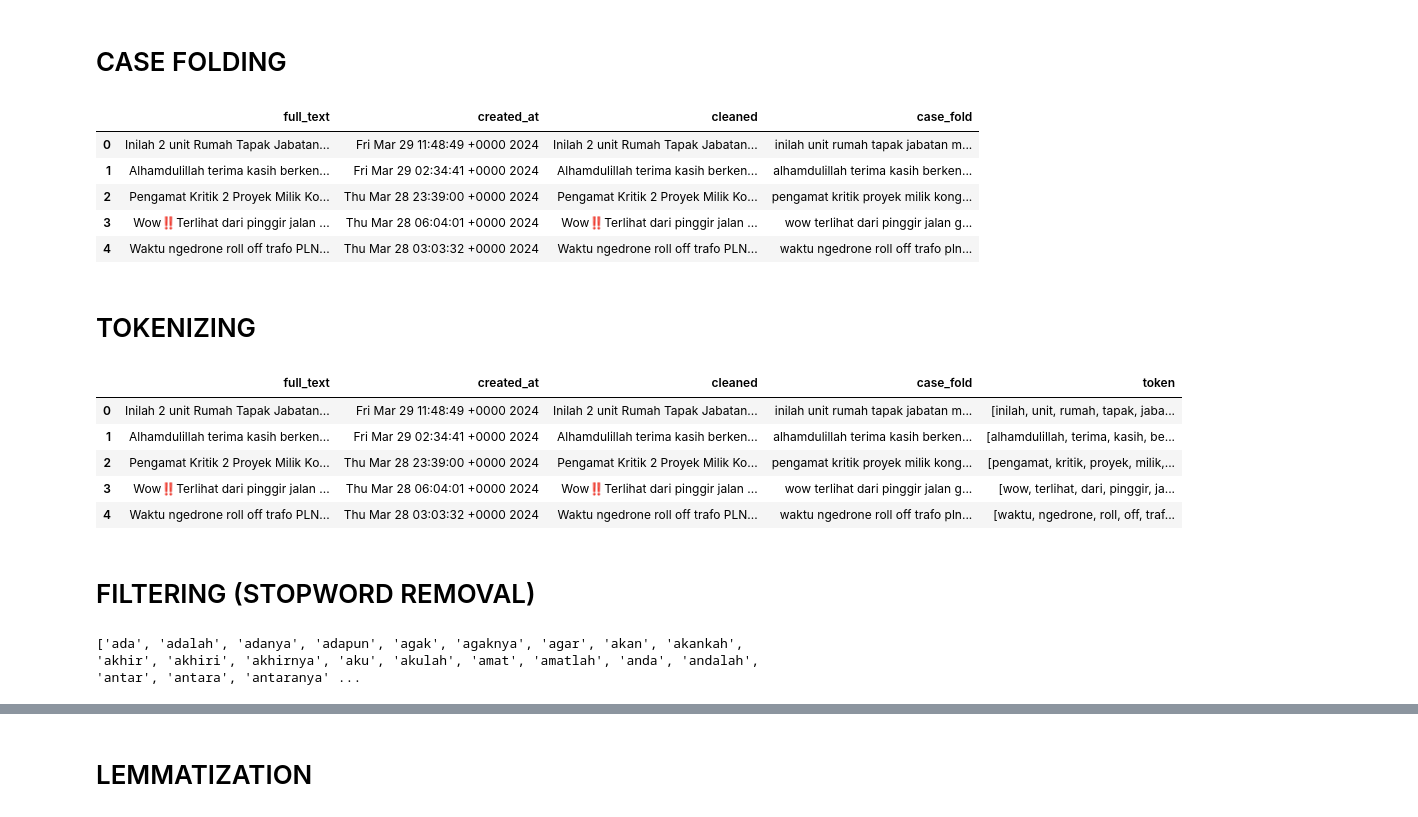
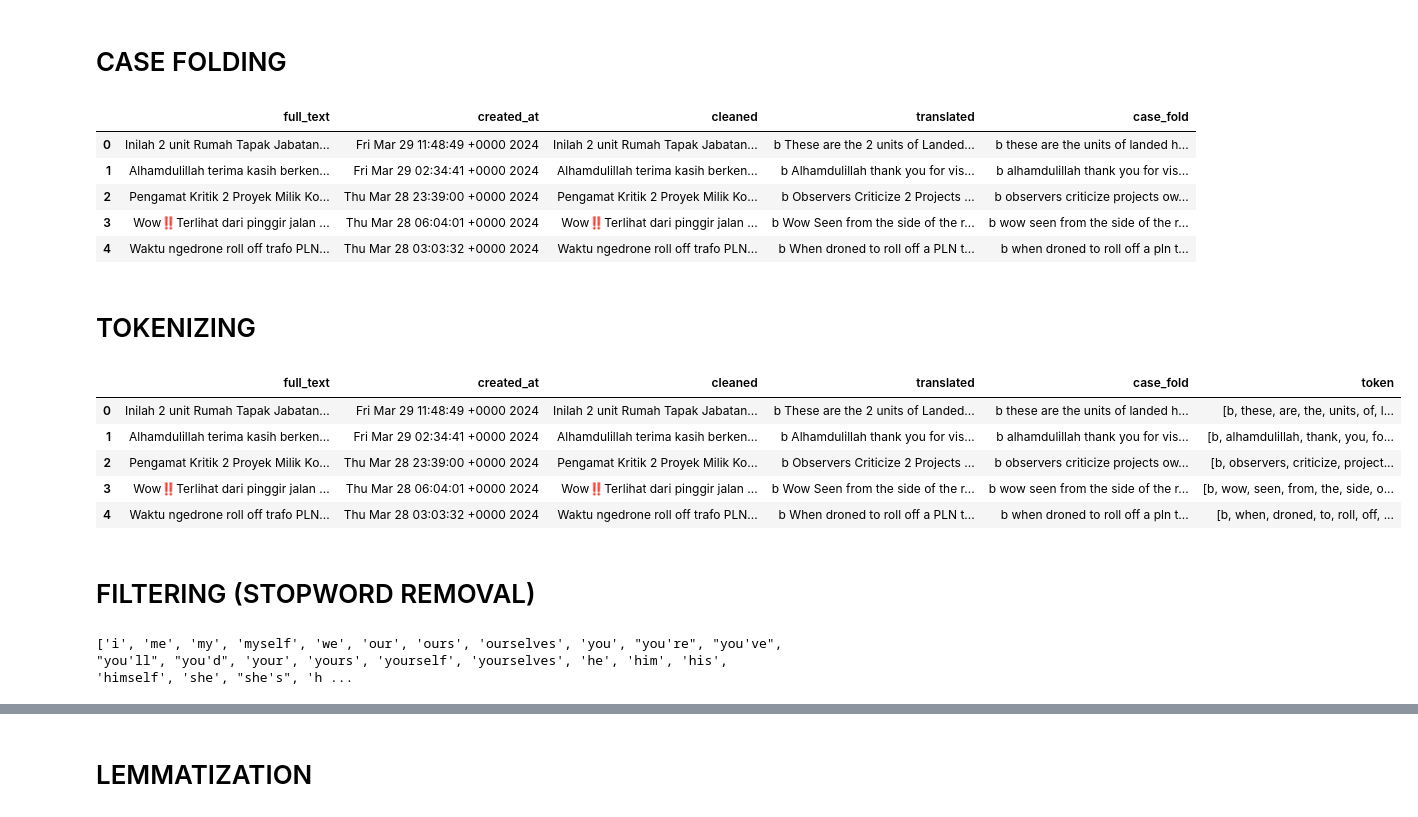
Before and after one commit to Rexyonist/Data-OPS, a Jupyter notebook: text-preprocessing.ipynb, the cells around one changed output, grey strips where cells are left out. Saved outputs shown, nothing was run; the diff lists cells and outputs as text; code cells hidden in the pictures.

Commit message:
Cleaning rep

```diff
--- a/text-preprocessing.ipynb
+++ b/text-preprocessing.ipynb
@@ -68,8 +66,8 @@ data_cleaned.to_csv('output/data_translated6.csv', index=False)
 # %% [markdown]
 # TEXT PREPROCESSING
 # %%
-data_cleaned = pd.read_csv('output/data_translated6.csv')
-data_cleaned = data_cleaned.drop(columns=['Unnamed: 0'])
+data_cleaned = pd.read_csv('output/data_translated4.csv')
+data_cleaned = data_cleaned.drop(columns=['Unnamed: 0', 'Unnamed: 0.1'])
 data_cleaned.head()
 # %% [output]
 |  | full_text | created_at | cleaned | translated |
@@ -105,43 +93,36 @@ def preprocess_text(text):
 def clean_tweet2(tweet):
   return ' '.join(re.sub("(@[A-Za-z0-9]+)|([^0-9A-Za-z \t])|(\w+:\/\/\S+)", " ", tweet).split())
 
-df['case_fold'] = df['cleaned'].apply(lambda x: preprocess_text(x))
-df['case_fold'] = df['case_fold'].apply(lambda x: clean_tweet2(x))
-df.head()
+data_cleaned['case_fold'] = data_cleaned['translated'].apply(lambda x: preprocess_text(x))
+data_cleaned['case_fold'] = data_cleaned['case_fold'].apply(lambda x: clean_tweet2(x))
+data_cleaned.head()
 # %% [output]
-|  | full_text | created_at | cleaned | case_fold |
-| 0 | Inilah 2 unit Rumah Tapak Jabatan... | Fri Mar 29 11:48:49 +0000 2024 | Inilah 2 unit Rumah Tapak Jabatan... | inilah unit rumah tapak jabatan m... |
-| 1 | Alhamdulillah terima kasih berken... | Fri Mar 29 02:34:41 +0000 2024 | Alhamdulillah terima kasih berken... | alhamdulillah terima kasih berken... |
-| 2 | Pengamat Kritik 2 Proyek Milik Ko... | Thu Mar 28 23:39:00 +0000 2024 | Pengamat Kritik 2 Proyek Milik Ko... | pengamat kritik proyek milik kong... |
-| 3 | Wow‼️Terlihat dari pinggir jalan ... | Thu Mar 28 06:04:01 +0000 2024 | Wow‼️Terlihat dari pinggir jalan ... | wow terlihat dari pinggir jalan g... |
-| 4 | Waktu ngedrone roll off trafo PLN... | Thu Mar 28 03:03:32 +0000 2024 | Waktu ngedrone roll off trafo PLN... | waktu ngedrone roll off trafo pln... |
+|  | full_text | created_at | cleaned | translated | case_fold |
+| 0 | Inilah 2 unit Rumah Tapak Jabatan... | Fri Mar 29 11:48:49 +0000 2024 | Inilah 2 unit Rumah Tapak Jabatan... | b These are the 2 units of Landed... | b these are the units of landed h... |
+| 1 | Alhamdulillah terima kasih berken... | Fri Mar 29 02:34:41 +0000 2024 | Alhamdulillah terima kasih berken... | b Alhamdulillah thank you for vis... | b alhamdulillah thank you for vis... |
+| 2 | Pengamat Kritik 2 Proyek Milik Ko... | Thu Mar 28 23:39:00 +0000 2024 | Pengamat Kritik 2 Proyek Milik Ko... | b Observers Criticize 2 Projects ... | b observers criticize projects ow... |
+| 3 | Wow‼️Terlihat dari pinggir jalan ... | Thu Mar 28 06:04:01 +0000 2024 | Wow‼️Terlihat dari pinggir jalan ... | b Wow Seen from the side of the r... | b wow seen from the side of the r... |
+| 4 | Waktu ngedrone roll off trafo PLN... | Thu Mar 28 03:03:32 +0000 2024 | Waktu ngedrone roll off trafo PLN... | b When droned to roll off a PLN t... | b when droned to roll off a pln t... |
 # %% [markdown]
 # TOKENIZING
 # %%
-import nltk
-# nltk.download ('all')
-from nltk.tokenize import word_tokenize
-
 def tokenize_text(text):
   tokens = word_tokenize(text)
   return tokens
 
-df['token'] = df['case_fold'].apply(lambda x: tokenize_text(x))
-df.head()
+data_cleaned['token'] = data_cleaned['case_fold'].apply(lambda x: tokenize_text(x))
+data_cleaned.head()
 # %% [output]
-|  | full_text | created_at | cleaned | case_fold | token |
-| 0 | Inilah 2 unit Rumah Tapak Jabatan... | Fri Mar 29 11:48:49 +0000 2024 | Inilah 2 unit Rumah Tapak Jabatan... | inilah unit rumah tapak jabatan m... | [inilah, unit, rumah, tapak, jaba... |
-| 1 | Alhamdulillah terima kasih berken... | Fri Mar 29 02:34:41 +0000 2024 | Alhamdulillah terima kasih berken... | alhamdulillah terima kasih berken... | [alhamdulillah, terima, kasih, be... |
-| 2 | Pengamat Kritik 2 Proyek Milik Ko... | Thu Mar 28 23:39:00 +0000 2024 | Pengamat Kritik 2 Proyek Milik Ko... | pengamat kritik proyek milik kong... | [pengamat, kritik, proyek, milik,... |
-| 3 | Wow‼️Terlihat dari pinggir jalan ... | Thu Mar 28 06:04:01 +0000 2024 | Wow‼️Terlihat dari pinggir jalan ... | wow terlihat dari pinggir jalan g... | [wow, terlihat, dari, pinggir, ja... |
-| 4 | Waktu ngedrone roll off trafo PLN... | Thu Mar 28 03:03:32 +0000 2024 | Waktu ngedrone roll off trafo PLN... | waktu ngedrone roll off trafo pln... | [waktu, ngedrone, roll, off, traf... |
+|  | full_text | created_at | cleaned | translated | case_fold | token |
+| 0 | Inilah 2 unit Rumah Tapak Jabatan... | Fri Mar 29 11:48:49 +0000 2024 | Inilah 2 unit Rumah Tapak Jabatan... | b These are the 2 units of Landed... | b these are the units of landed h... | [b, these, are, the, units, of, l... |
+| 1 | Alhamdulillah terima kasih berken... | Fri Mar 29 02:34:41 +0000 2024 | Alhamdulillah terima kasih berken... | b Alhamdulillah thank you for vis... | b alhamdulillah thank you for vis... | [b, alhamdulillah, thank, you, fo... |
+| 2 | Pengamat Kritik 2 Proyek Milik Ko... | Thu Mar 28 23:39:00 +0000 2024 | Pengamat Kritik 2 Proyek Milik Ko... | b Observers Criticize 2 Projects ... | b observers criticize projects ow... | [b, observers, criticize, project... |
+| 3 | Wow‼️Terlihat dari pinggir jalan ... | Thu Mar 28 06:04:01 +0000 2024 | Wow‼️Terlihat dari pinggir jalan ... | b Wow Seen from the side of the r... | b wow seen from the side of the r... | [b, wow, seen, from, the, side, o... |
+| 4 | Waktu ngedrone roll off trafo PLN... | Thu Mar 28 03:03:32 +0000 2024 | Waktu ngedrone roll off trafo PLN... | b When droned to roll off a PLN t... | b when droned to roll off a pln t... | [b, when, droned, to, roll, off, ... |
 # %% [markdown]
 # FILTERING (STOPWORD REMOVAL)
-# %%
-import nltk
-from nltk.corpus import stopwords
-# nltk.download('stopwords')
-print(stopwords.words('indonesian'))
-# %% [output]
-['ada', 'adalah', 'adanya', 'adapun', 'agak', 'agaknya', 'agar', 'akan', 'akankah', 'akhir', 'akhiri', 'akhirnya', 'aku', 'akulah', 'amat', 'amatlah', 'anda', 'andalah', 'antar', 'antara', 'antaranya' ...
+# %%
+print(stopwords.words('english'))
+# %% [output]
+['i', 'me', 'my', 'myself', 'we', 'our', 'ours', 'ourselves', 'you', "you're", "you've", "you'll", "you'd", 'your', 'yours', 'yourself', 'yourselves', 'he', 'him', 'his', 'himself', 'she', "she's", 'h ...
 # %%
```
Also changed, not shown: parts of 12 cells of this notebook, 3 other files.
